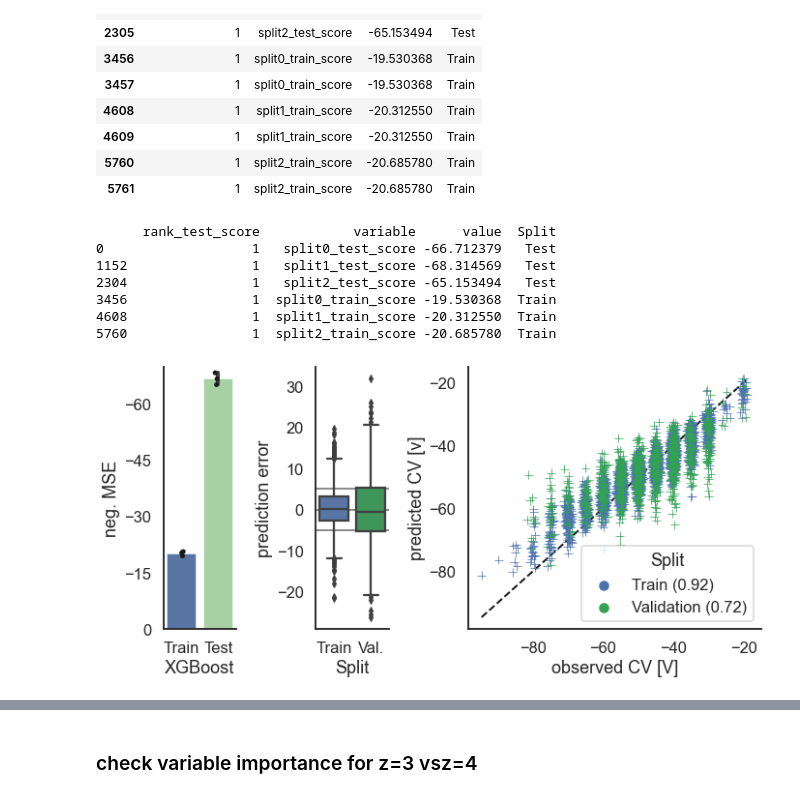
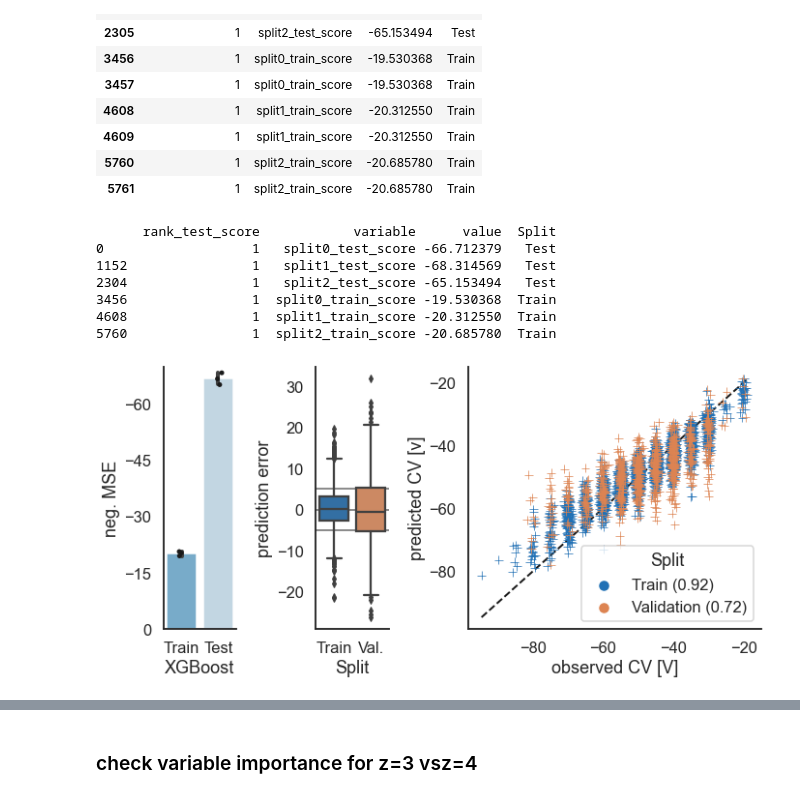
Before and after one commit to harel-coffee/xiFAIMS-auto, a Jupyter notebook: notebooks/xgboost_final.ipynb, the cells around one changed output, grey strips where cells are left out. Drawn from its saved outputs; the diff is of its cells as text; code cells hidden in the pictures.

```diff
--- a/notebooks/xgboost_final.ipynb
+++ b/notebooks/xgboost_final.ipynb
@@ -269,16 +270,19 @@ from matplotlib import ticker
 predictions_df_TV = predictions_df[~predictions_df["Split"].str.contains("DX")]
 order_cor = predictions_df_TV["Split"].unique()
 res_melt = res_melt.drop_duplicates()
-train_col = "C0"
-test_col =  "#a1d99b"
-val_col = "#31a354"
+train_cv_col = "#6baed6"
+test_col =  "#bdd7e7"
+
+# 80%20 splits
+val_col = "C1"
+train_col = "#2171b5"
 
 sns.set(style="white", context="talk")
 gridspec_kw={'width_ratios':[0.25, 0.25,  1]}
 f, (ax0, ax2, ax1) = plt.subplots(1, 3, figsize=(10, 5), gridspec_kw=gridspec_kw)
 print(res_melt)
 # bar plot
-ax0 = sns.barplot(x="Split", y="value", data=res_melt, ax=ax0, order=["Train", "Test"], palette={"Train": train_col, "Test": test_col})
+ax0 = sns.barplot(x="Split", y="value", data=res_melt, ax=ax0, order=["Train", "Test"], palette={"Train": train_cv_col, "Test": test_col})
 ax0 = sns.stripplot(x="Split", y="value", data=res_melt, ax=ax0, order=["Train", "Test"], color="k")
 ax0.set_ylim(0, -70)
 ax0.set(xlabel="XGBoost", ylabel="neg. MSE")
@@ -287,34 +291,34 @@ sns.despine(ax=ax0)
 
 
 ax2 = sns.boxplot(x="Split", y="diff", data=predictions_df_TV, ax=ax2, palette={order_cor[0]: train_col, order_cor[1]: val_col})
 ax2.axhline(0, lw=2, c="k", zorder=-1, alpha=0.5)
 ax2.set(xticklabels=["Train", "Val."], ylabel="prediction error")
 ax2.axhline(5, lw=2, c="k", zorder=-1, alpha=0.5)
 ax2.axhline(-5, lw=2, c="k", zorder=-1, alpha=0.5)
 sns.despine(ax=ax2)
 
 ax1 = sns.scatterplot(y="predictions", x="observed", hue="Split", data=predictions_df_TV, marker="+", s=80, ax=ax1, palette={order_cor[0]: train_col, order_cor[1]: val_col})
 xmin = predictions_df_TV[["predictions", "observed"]].min().min()
 xmax = predictions_df_TV[["predictions", "observed"]].max().max()
 ax1.plot([xmin, xmax], [xmin, xmax], ls="--", zorder=-1, lw=2, c="k")
 ax1.set(xlabel="observed CV [V]", ylabel="predicted CV [v]")
 ax1.yaxis.set_major_locator(ticker.MaxNLocator(5))
 ax1.xaxis.set_major_locator(ticker.MaxNLocator(5))
 sns.despine(ax=ax1)
 
 plt.tight_layout()
 
 #ax2 = sns.barplot(x="Split", y="value", data=res_melt, ax=ax0, order=["train", "test"])
 #ax3 = sns.scatterplot(y="predictions", x="observed", hue="Split", data=predictions_df, marker="+", s=80, ax=ax3)
 # %% [output]
       rank_test_score            variable      value  Split
 0                   1   split0_test_score -66.712379   Test
 1152                1   split1_test_score -68.314569   Test
 2304                1   split2_test_score -65.153494   Test
 3456                1  split0_train_score -19.530368  Train
 4608                1  split1_train_score -20.312550  Train
 5760                1  split2_train_score -20.685780  Train
-[figure, old version]
+[figure, new version]
 # %%
 #%%
 # retrieve the shap plot from above
```
Also changed, not shown: parts of 12 cells of this notebook, 1 other file.
